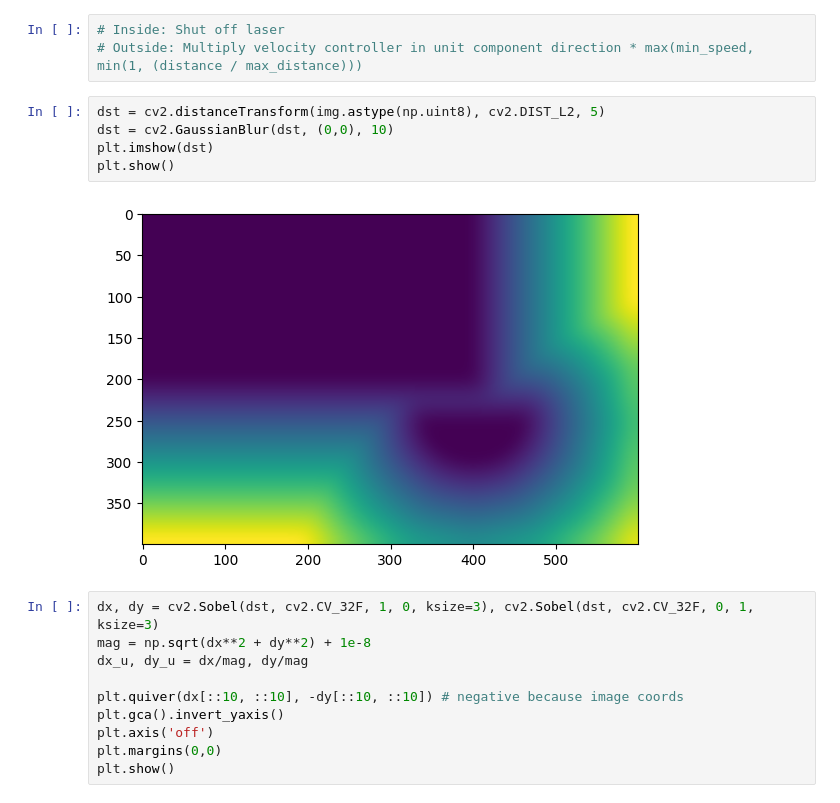
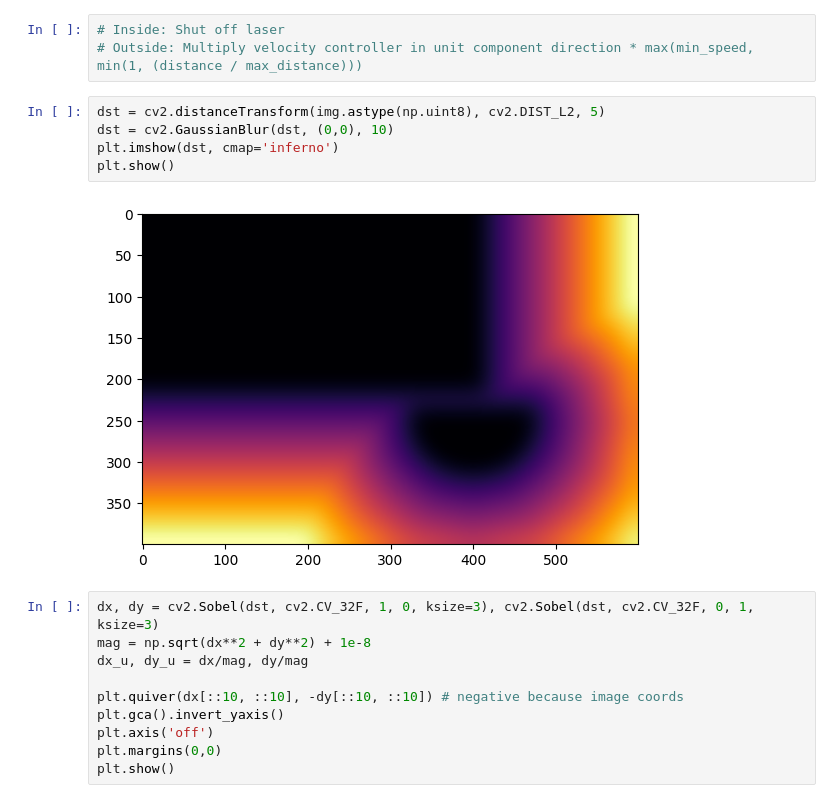
Before and after one commit to comet-lab/Laser-Stylus-MQP, a Jupyter notebook: fixture_test.ipynb, the cells around one changed output. Cells and saved outputs as stored; diff of their text form.

Commit message:
Improve visualization

```diff
--- a/fixture_test.ipynb
+++ b/fixture_test.ipynb
@@ -22,10 +22,10 @@ plt.show()
 # %%
 dst = cv2.distanceTransform(img.astype(np.uint8), cv2.DIST_L2, 5)
 dst = cv2.GaussianBlur(dst, (0,0), 10)
-plt.imshow(dst)
+plt.imshow(dst, cmap='inferno')
 plt.show()
 # %% [output]
-[figure, old version]
+[figure, new version]
 # %%
 dx, dy = cv2.Sobel(dst, cv2.CV_32F, 1, 0, ksize=3), cv2.Sobel(dst, cv2.CV_32F, 0, 1, ksize=3)
 mag = np.sqrt(dx**2 + dy**2) + 1e-8
```
